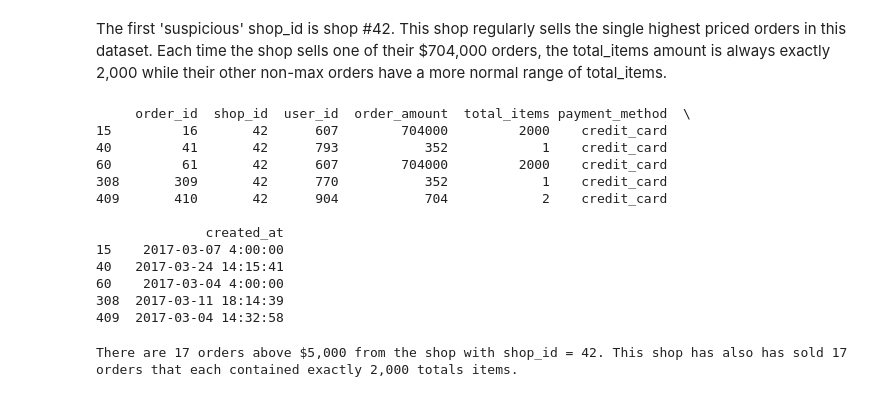
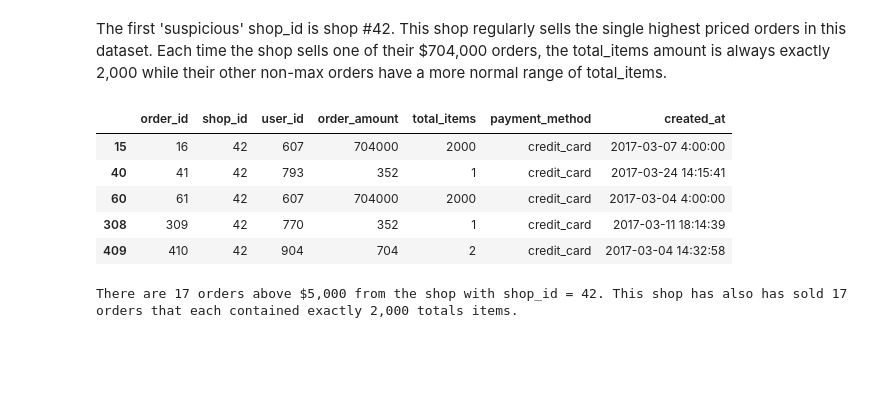
Before and after one commit to OscarLewis/shopifytc, a Jupyter notebook: tech-challenge.ipynb, the cells around one changed output. Saved outputs shown, nothing was run; the diff lists cells and outputs as text; code cells hidden in the pictures; blank space fills up the shorter version.

Commit message:
implement .query() in shop_id == 42.head()

```diff
--- a/tech-challenge.ipynb
+++ b/tech-challenge.ipynb
@@ -103,21 +103,14 @@ The only two shops that have sold an order of sneakers for over $5,000 are shop
 # %% [markdown]
 The first 'suspicious' shop_id is shop #42. This shop regularly sells the single highest priced orders in this dataset. Each time the shop sells one of their $704,000 orders, the total_items amount is always exactly 2,000 while their other non-max orders have a more normal range of total_items.
 # %%
-data[data["shop_id"] == 42].head()
+data.query("shop_id == 42").head()
 # %% [output]
-     order_id  shop_id  user_id  order_amount  total_items payment_method  \
-15         16       42      607        704000         2000    credit_card
-40         41       42      793           352            1    credit_card
-60         61       42      607        704000         2000    credit_card
-308       309       42      770           352            1    credit_card
-409       410       42      904           704            2    credit_card
-
-              created_at
-15    2017-03-07 4:00:00
-40   2017-03-24 14:15:41
-60    2017-03-04 4:00:00
-308  2017-03-11 18:14:39
-409  2017-03-04 14:32:58
+|  | order_id | shop_id | user_id | order_amount | total_items | payment_method | created_at |
+| 15 | 16 | 42 | 607 | 704000 | 2000 | credit_card | 2017-03-07 4:00:00 |
+| 40 | 41 | 42 | 793 | 352 | 1 | credit_card | 2017-03-24 14:15:41 |
+| 60 | 61 | 42 | 607 | 704000 | 2000 | credit_card | 2017-03-04 4:00:00 |
+| 308 | 309 | 42 | 770 | 352 | 1 | credit_card | 2017-03-11 18:14:39 |
+| 409 | 410 | 42 | 904 | 704 | 2 | credit_card | 2017-03-04 14:32:58 |
 # %%
 print(
     f"There are {len(data.query('order_amount > 5000 and shop_id == 42'))} orders above $5,000 from the shop with shop_id = 42. This shop has also has sold {len(data.query('total_items == 2000 and shop_id == 42'))} orders that each contained exactly 2,000 totals items."
```
Also changed, not shown: 1 other file.
